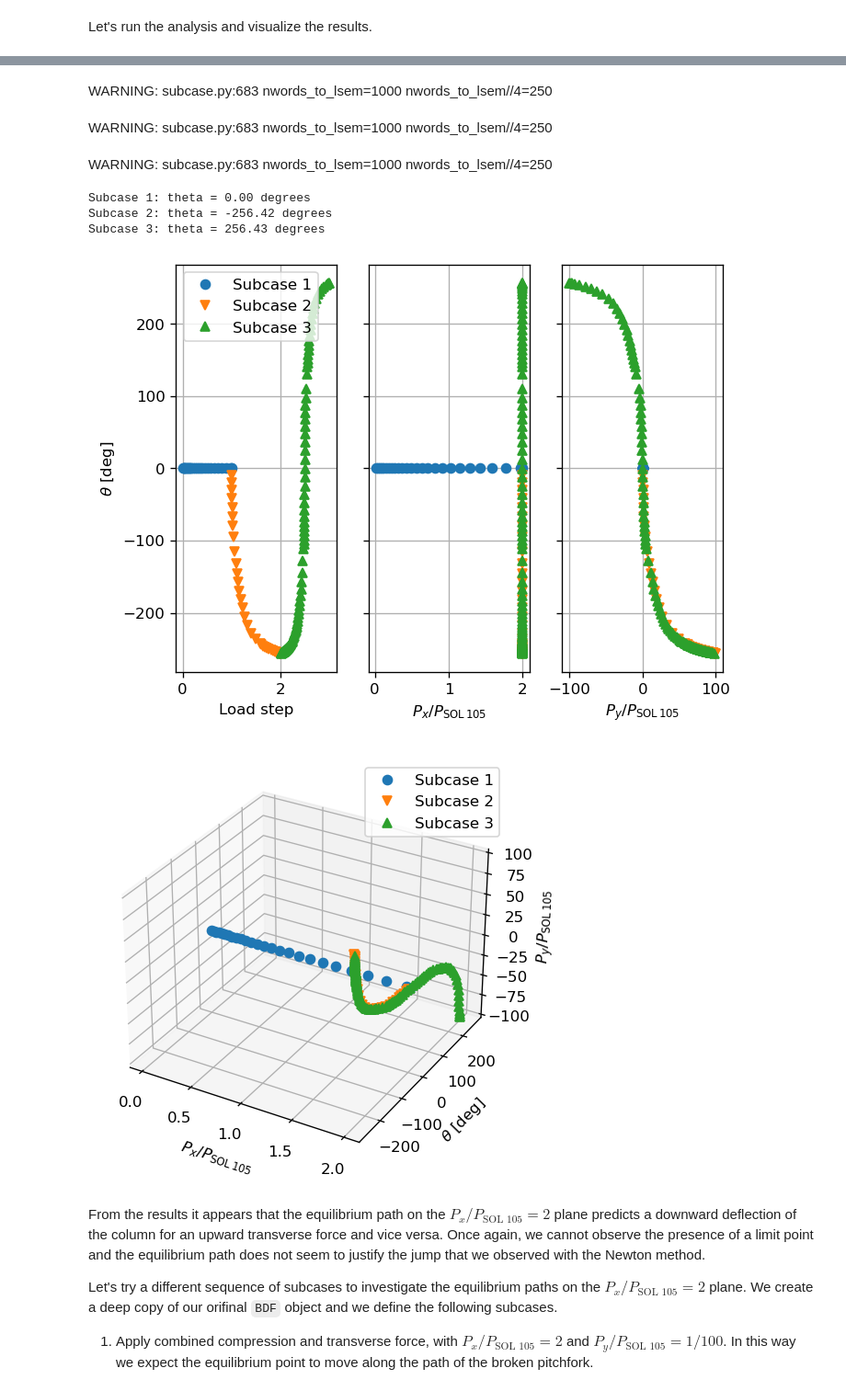
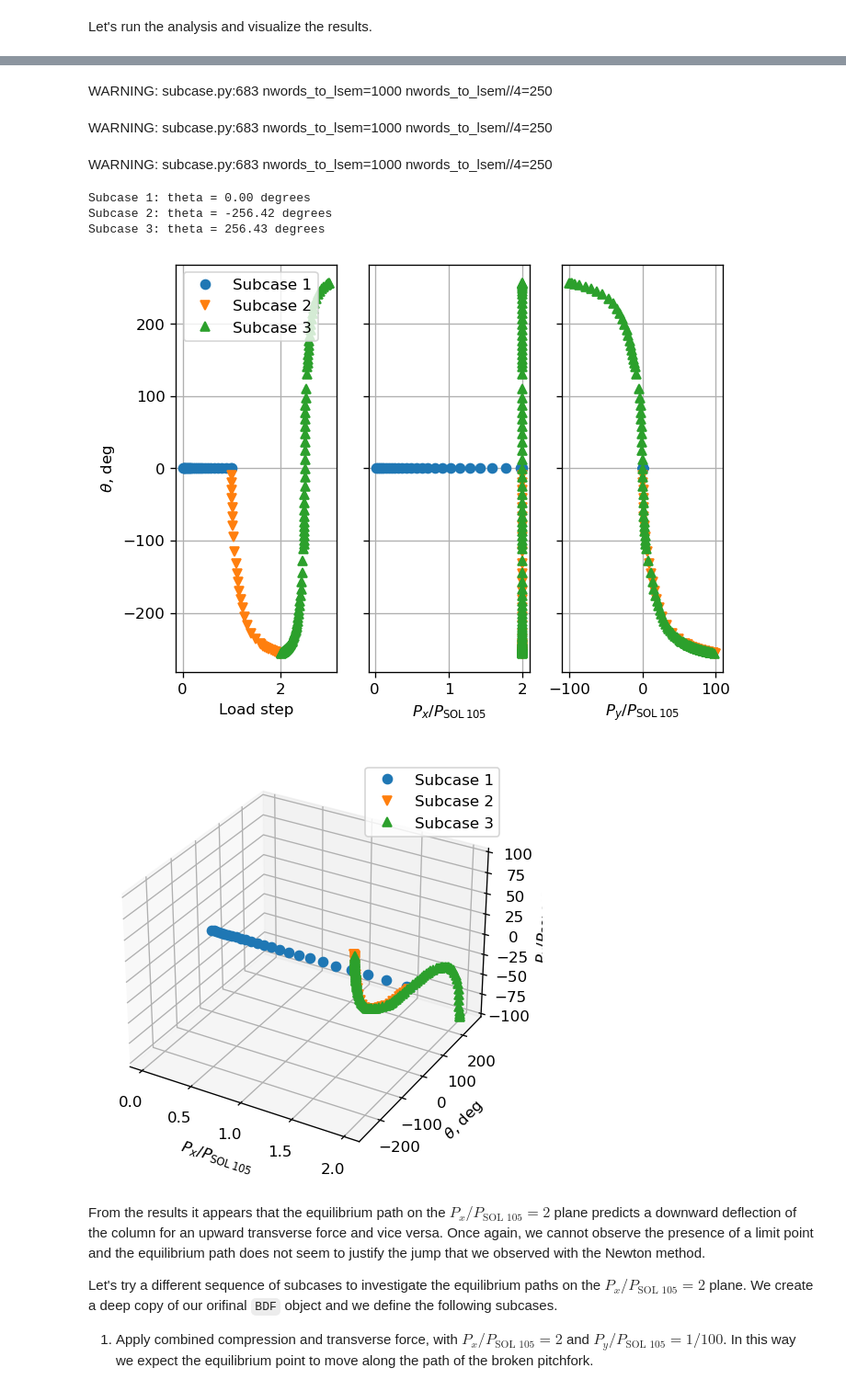
Before and after one commit to fmamitrotta/nonlinear-structural-stability-notebooks, a Jupyter notebook: notebooks/02_Supercritical_Pitchfork_Bifurcation_of_Euler_Column.ipynb, the cells around one changed output, grey strips where cells are left out. Shown at 92% size. Saved outputs shown, nothing was run; the diff lists cells and outputs as text; code cells hidden in the pictures.

```diff
--- a/notebooks/02_Supercritical_Pitchfork_Bifurcation_of_Euler_Column.ipynb
+++ b/notebooks/02_Supercritical_Pitchfork_Bifurcation_of_Euler_Column.ipynb
@@ -53,33 +55,46 @@ import matplotlib.pyplot as plt  # plotting package
 import numpy as np  # package for matrix operations
 
 plt.rcParams['figure.dpi'] = 120  # set default dpi of figures
-_, ax = plt.subplots()  # create figure with one subplot
+colors = plt.rcParams['axes.prop_cycle'].by_key()['color']  # retrieve list with succession of standard matplotlib colors
+
+# Create new figure with one subplot
+fig = plt.figure()
+ax = fig.add_subplot()
 
 # Plot trivial stable solution of perfect system
 theta_trivial_stable = np.array([0., 0.])  # deg
 load_trivial_stable = np.array([0., 1.])
-stable_line = ax.plot(load_trivial_stable, theta_trivial_stable, label='Stable, $\\theta_0 = 0^\circ$')
+stable_line = ax.plot(load_trivial_stable, theta_trivial_stable, color=colors[0], label='$\\theta_0=0$ deg, stable')
 
 # Plot nontrivial stable solution of perfect system
-theta_nontrivial = np.linspace(-120, 120)  # deg
+theta_max = 120  # deg
+theta_nontrivial = np.linspace(-theta_max, theta_max)  # deg
 load_nontrivial = np.deg2rad(theta_nontrivial)/np.sin(np.deg2rad(theta_nontrivial))
-ax.plot(load_nontrivial, theta_nontrivial, color=stable_line[0].get_color())
+ax.plot(load_nontrivial, theta_nontrivial, color=colors[0])
 
 # Plot trivial unstable solution of perfect system
 theta_trivial_unstable = np.array([0., 0.])  # deg
 load_trivial_unstable = np.array([1., np.max(load_nontrivial)])
-ax.plot(load_trivial_unstable, theta_trivial_unstable, '--', label='Unstable, $\\theta_0 = 0^\circ$')
+ax.plot(load_trivial_unstable, theta_trivial_unstable, '--', color=colors[0], label='$\\theta_0=0$ deg, unstable')
 
-# Plot equilibrium diagram of imperfect system for different imperfections
-imperfections = [5, 15, 30]  # theta_0 [deg]
-for theta_0 in imperfections:  # iterate through initial angles theta_0
-    theta_imperfection = np.linspace(theta_0, 120 + theta_0/3)
-    load_imperfection = (np.deg2rad(theta_imperfection-theta_0))/np.sin(np.deg2rad(theta_imperfection))
-    ax.plot(load_imperfection, theta_imperfection, label='$\\theta_0={:d}^\circ$'.format(theta_0))
+# Plot stable and unstable solution of system with imperfections
+imperfections = [1, 5, 10]  # [deg]
+for count, theta_0 in enumerate(imperfections):  # iterate through initial angles theta_0
+    theta_negative = np.arange(-theta_max, 0)
+    theta_positive = np.arange(theta_0, theta_max + 1)
+    load_theta_negative = np.deg2rad(theta_negative - theta_0)/np.sin(np.deg2rad(theta_negative))
+    load_theta_positive = np.deg2rad(theta_positive - theta_0)/np.sin(np.deg2rad(theta_positive))
+    stability_theta_negative = np.deg2rad(theta_negative - theta_0)/np.tan(np.deg2rad(theta_negative))
+    ax.plot(load_theta_negative[stability_theta_negative<1], theta_negative[stability_theta_negative<1], color=colors[count + 1],
+            label=f'$\\theta_0={theta_0:d}$ deg, stable')
+    ax.plot(load_theta_negative[stability_theta_negative>1], theta_negative[stability_theta_negative>1], '--', color=colors[count + 1],
+            label=f'$\\theta_0={theta_0:d}$ deg, unstable')
+    ax.plot(load_theta_positive, theta_positive, color=colors[count + 1])
 
 # Set plot appearance
-ax.set_xlabel('$P/P_{cr}$')
-ax.set_ylabel('$\\theta$ [deg]')
+ax.set_ylabel('$\\theta$, deg')
+ax.set_xlabel('$P/P_c$')
+ax.set_xlim([0, 2])
 ax.legend()
 ax.grid()
 plt.show()
@@ -288,7 +303,7 @@ def plot_2d_equilibrium_paths(disp, steps, loads):
         axs[2].plot(loads[subcase_id][:,1]/sol_105_buckling_load, theta, markers[subcase_id - 1], label='Subcase {:d}'.format(subcase_id))
     # Set plot appearance
     axs[0].set_xlabel('Load step')
-    axs[0].set_ylabel('$\\theta$ [deg]')
+    axs[0].set_ylabel('$\\theta$, deg')
     axs[0].grid(visible=True)
     axs[1].set_xlabel('$P_x/P_\mathrm{SOL\/105}$')
     axs[1].grid(visible=True)
@@ -326,7 +341,7 @@ def plot_3d_equilibrium_paths(disp, loads):
         ax_3d.plot3D(-loads[subcase_id][:,0]/sol_105_buckling_load, np.rad2deg(disp[subcase_id][:,5]), loads[subcase_id][:,1]/sol_105_buckling_load, markers[subcase_id - 1], label='Subcase {:d}'.format(subcase_id))  # sign of load along x is inverted to show a positive load in the plot
     # Set plot appearance
     ax_3d.set_xlabel('$P_x/P_\mathrm{SOL\/105}$')
-    ax_3d.set_ylabel('$\\theta$ [deg]')
+    ax_3d.set_ylabel('$\\theta$, deg')
     ax_3d.set_zlabel('$P_y/P_\mathrm{SOL\/105}$')
     ax_3d.legend()
     ax_3d.grid(visible=True)
@@ -431,7 +446,7 @@ del pxpcr2_investigation_input.subcases[5]
 Let's run the analysis and visualize the results.
 # %%
 input_name = 'arclength_method_PxPcr2_investigation'  # input name
-pynastran_utils.run_analysis(directory_path=analysis_directory_path, bdf_object=pxpcr2_investigation_input, filename=input_name, run_flag=True)  # run analysis
+pynastran_utils.run_analysis(directory_path=analysis_directory_path, bdf_object=pxpcr2_investigation_input, filename=input_name, run_flag=False)  # run analysis
 
 # Read op2 file
 op2_filepath = os.path.join(analysis_directory_path, input_name + '.op2')
@@ -448,14 +463,14 @@ Wall time: 66.0 s
 WARNING: subcase.py:683 nwords_to_lsem=1000 nwords_to_lsem//4=250
 WARNING: subcase.py:683 nwords_to_lsem=1000 nwords_to_lsem//4=250
 WARNING: subcase.py:683 nwords_to_lsem=1000 nwords_to_lsem//4=250
 WARNING: subcase.py:683 nwords_to_lsem=1000 nwords_to_lsem//4=250
 WARNING: subcase.py:683 nwords_to_lsem=1000 nwords_to_lsem//4=250
 WARNING: subcase.py:683 nwords_to_lsem=1000 nwords_to_lsem//4=250
 Subcase 1: theta = 0.00 degrees
 Subcase 2: theta = -256.42 degrees
 Subcase 3: theta = 256.43 degrees
-[figure, old version]
+[figure, new version]
-[figure, old version]
+[figure, new version]
 # %% [markdown]
 From the results it appears that the equilibrium path on the $P_x/P_\text{SOL 105}=2$ plane predicts a downward deflection of the column for an upward transverse force and vice versa. Once again, we cannot observe the presence of a limit point and the equilibrium path does not seem to justify the jump that we observed with the Newton method.
 
```
Also changed, not shown: parts of 8 cells of this notebook, 2 other files.
